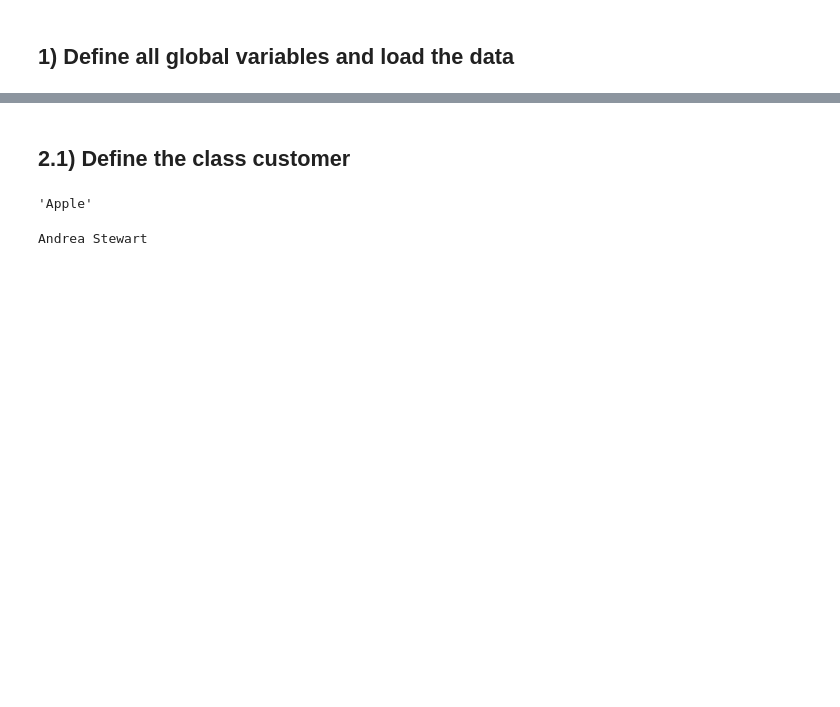
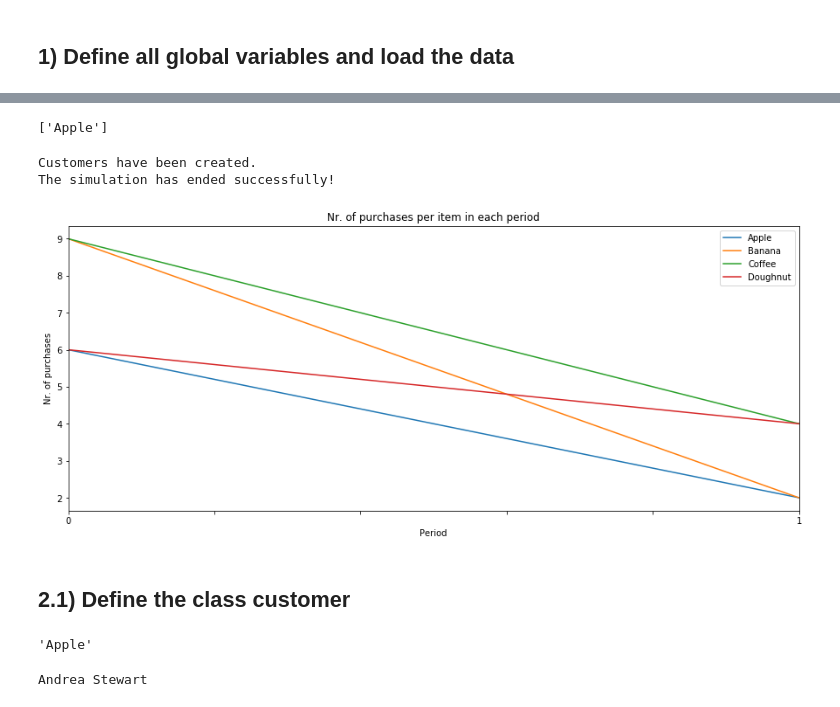
Before and after one commit to stefanfroth/Markov_Chain_Simulation, a Jupyter notebook: churn_simulator_class.ipynb, the cells around one changed output, grey strips where cells are left out. Saved outputs shown, nothing was run; the diff lists cells and outputs as text; code cells hidden in the pictures; blank space fills up the shorter version.

```diff
--- a/churn_simulator_class.ipynb
+++ b/churn_simulator_class.ipynb
@@ -32,9 +34,11 @@ CUST = pd.read_csv('./data/customer_matrix.csv', index_col=0)
 TRANS = pd.read_csv('./data/transition_probabilities.csv', index_col=0)
 
 # Add the probabilites from the state 'churned'
-churn_row = pd.DataFrame([[0, 0, 0, 0, 1]], columns=trans.columns)
+churn_row = pd.DataFrame([[0, 0, 0, 0, 1]], columns=TRANS.columns)
 TRANS = TRANS.append(churn_row)
 TRANS = TRANS.rename({0: 'churned'}, axis='index')
 
 # Create a dictionary mapping good and price
-PRICES = dict(cust[['flavor', 'price']].values.tolist())
+PRICES = dict(CUST[['flavor', 'price']].values.tolist())
+# %%
+test = Simulation(10, 10, 0, PRICES, INIT_STATES, STATES, TRANS, D)
@@ -40,0 +88,4 @@ PRICES = dict(cust[['flavor', 'price']].values.tolist())
+# %%
+test.customers[0].history
+# %% [output]
+['Apple']
@@ -41,3 +94,13 @@ PRICES = dict(cust[['flavor', 'price']].values.tolist())
+# %%
+test.run_simulation()
+# %% [output]
+Customers have been created.
+The simulation has ended successfully!
+# %%
+%matplotlib inline
+test.plot_purchase_history()
+# %% [output]
+[figure, added]
 # %% [markdown]
 ## 2.1) Define the class customer
 # %%
```
Also changed, not shown: parts of 10 cells of this notebook, 1 other file.
